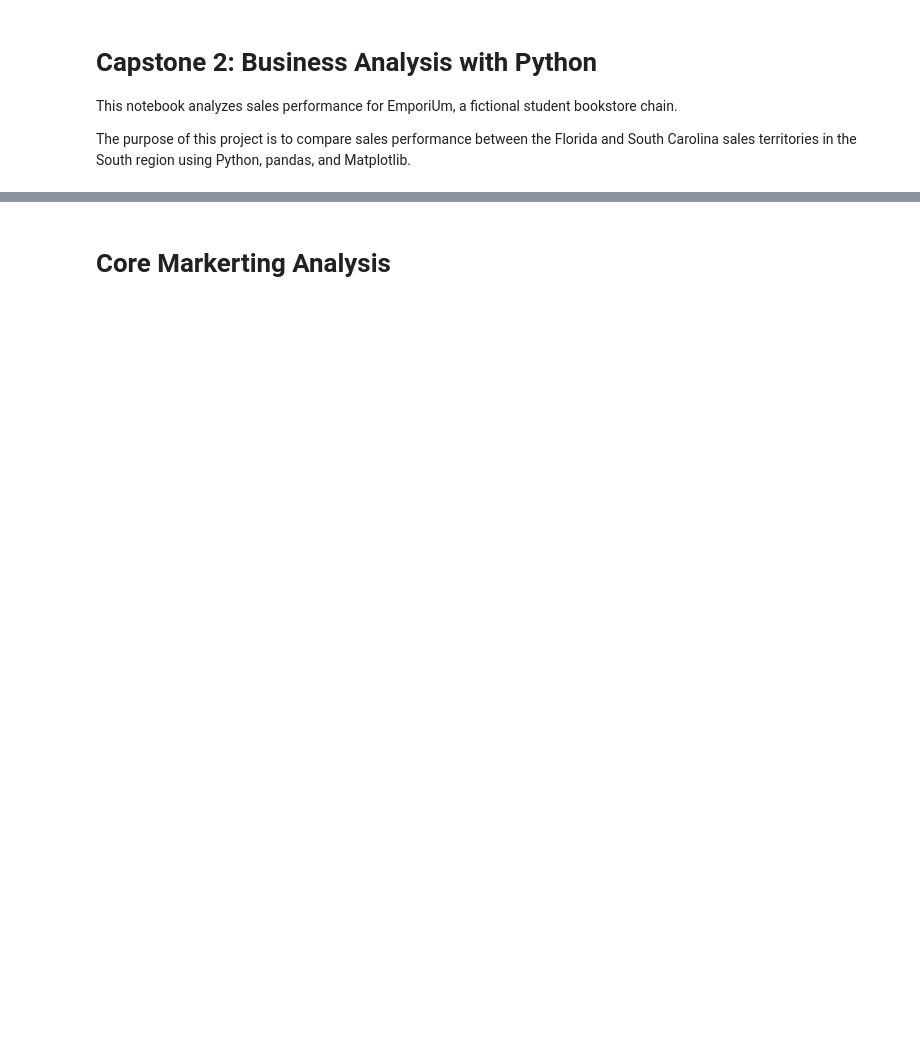
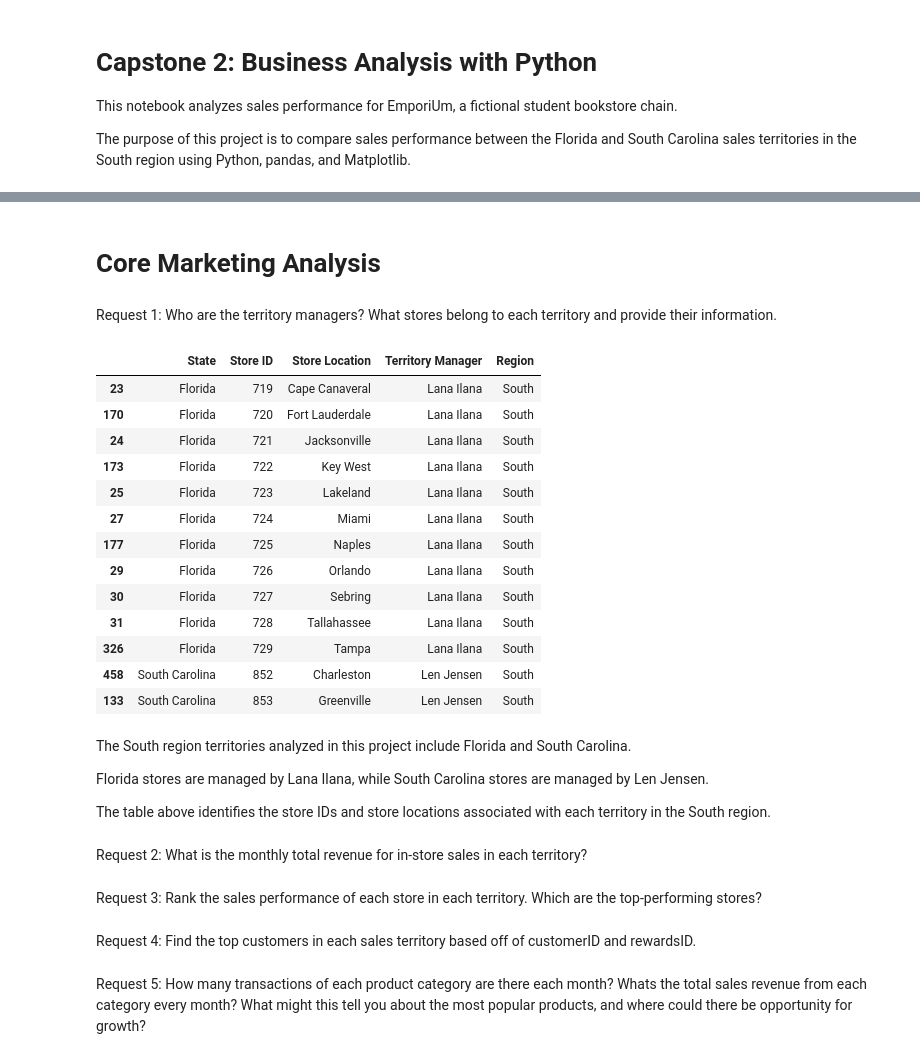
Before and after one commit to smayamelgara-data/Capstone_2, a Jupyter notebook: melgara_sales_analysis.ipynb, the cells around one changed output, grey strips where cells are left out. Saved outputs shown, nothing was run; the diff lists cells and outputs as text; code cells hidden in the pictures; blank space fills up the shorter version.

Commit message:
Updating Sales Analysis Notebook File.

```diff
--- a/melgara_sales_analysis.ipynb
+++ b/melgara_sales_analysis.ipynb
@@ -33,0 +178,9 @@ store_detail.head()
+# %%
+# Merge SALES/STORE/PRODUCT Data with ProductCategories
+full_sales_data = pd.merge(
+    sales_with_products,
+    product_categories,
+    on=['CategoryID', 'SubcategoryID']
+)
+
+full_sales_data.head()
@@ -33,0 +194,13 @@ store_detail.head()
+# %%
+#Now we merge all of that with Customer Data as well
+full_sales_data = pd.merge(
+    full_sales_data,
+    customer_list,
+    left_on='RewardsID',
+    right_on='cust_id',
+    how='left'
+)
+
+full_sales_data.head()
+
+#Now we have created on giant table containing all of the information given.
@@ -34,2 +215,54 @@ store_detail.head()
 # %% [markdown]
-# Core Markerting Analysis
+# Core Marketing Analysis
+# %% [markdown]
+Request 1: Who are the territory managers?
+What stores belong to each territory and provide their information.
+# %%
+# Filter for Florida and South Carolina only
+south_territories = full_sales_data[
+    full_sales_data['State'].isin(['Florida', 'South Carolina'])
+]
+
+# Display territory information
+south_territories[
+    [
+        'State',
+        'Store ID',
+        'Store Location',
+        'Territory Manager',
+        'Region'
+    ]
+].drop_duplicates().sort_values(
+    by=['State', 'Store ID']
+)
+#Dropping duplicates to make sure only one row per store
+# %% [output]
+|  | State | Store ID | Store Location | Territory Manager | Region |
+| 23 | Florida | 719 | Cape Canaveral | Lana Ilana | South |
+| 170 | Florida | 720 | Fort Lauderdale | Lana Ilana | South |
+| 24 | Florida | 721 | Jacksonville | Lana Ilana | South |
+| 173 | Florida | 722 | Key West | Lana Ilana | South |
+| 25 | Florida | 723 | Lakeland | Lana Ilana | South |
+| 27 | Florida | 724 | Miami | Lana Ilana | South |
+| 177 | Florida | 725 | Naples | Lana Ilana | South |
+| 29 | Florida | 726 | Orlando | Lana Ilana | South |
+| 30 | Florida | 727 | Sebring | Lana Ilana | South |
+| 31 | Florida | 728 | Tallahassee | Lana Ilana | South |
+| 326 | Florida | 729 | Tampa | Lana Ilana | South |
+| 458 | South Carolina | 852 | Charleston | Len Jensen | South |
+| 133 | South Carolina | 853 | Greenville | Len Jensen | South |
+# %% [markdown]
+The South region territories analyzed in this project include Florida and South Carolina.
+
+Florida stores are managed by Lana Ilana, while South Carolina stores are managed by Len Jensen.
+
+The table above identifies the store IDs and store locations associated with each territory in the South region.
+# %% [markdown]
+Request 2: What is the monthly total revenue for in-store sales in each territory?
+# %% [markdown]
+Request 3: Rank the sales performance of each store in each territory. Which are the top-performing stores?
+# %% [markdown]
+Request 4: Find the top customers in each sales territory based off of customerID and rewardsID.
+# %% [markdown]
+Request 5: How many transactions of each product category are there each month? Whats the total sales revenue from each category every month?  What might this tell you about the most
+popular products, and where could there be opportunity for growth?
```
Also changed, not shown: parts of 10 cells of this notebook.
